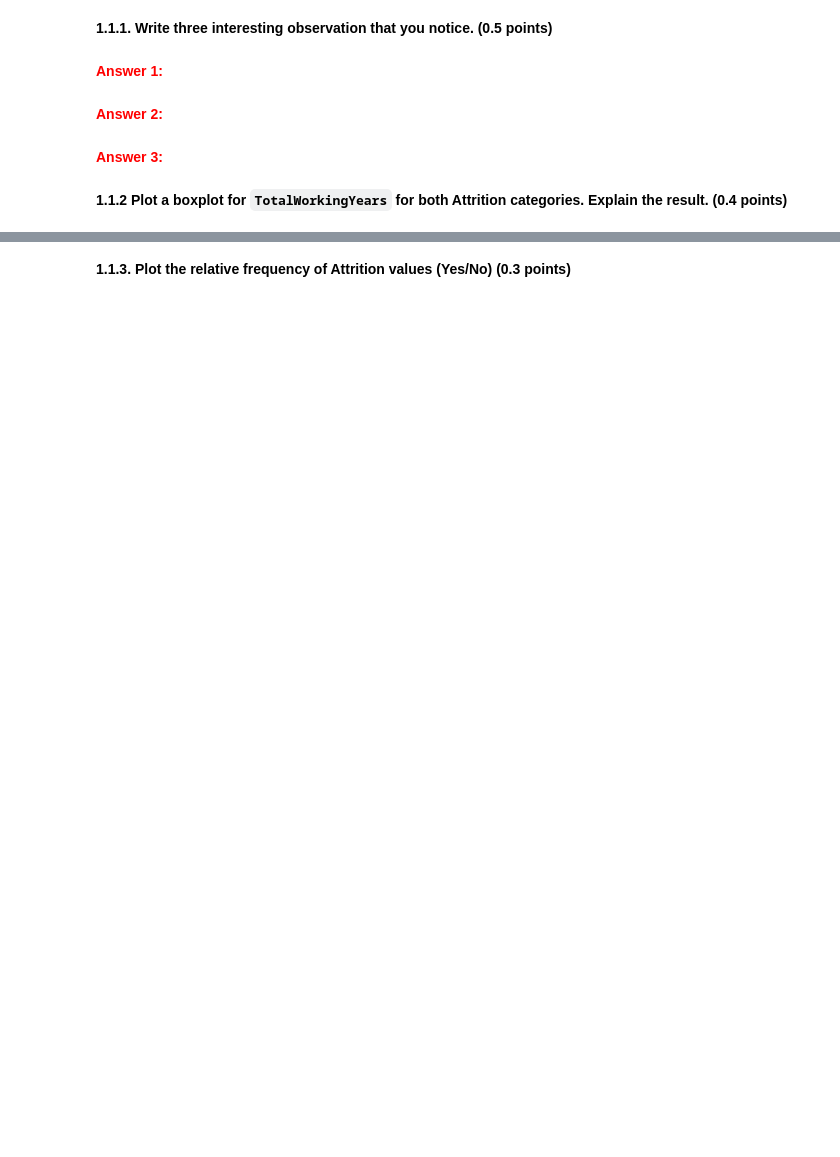
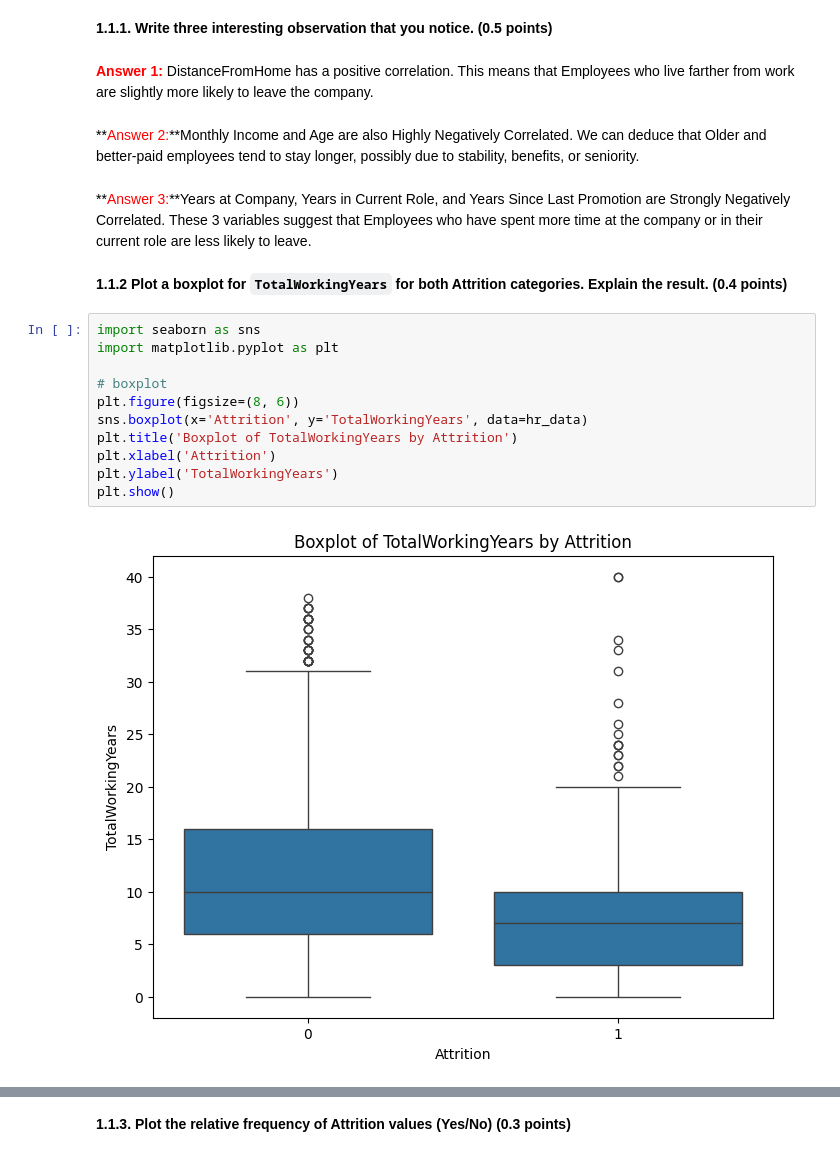
Before and after one commit to Sulaiman29/BDA_HW3, a Jupyter notebook: Copy_of_BDA2025Spring_HW3.ipynb, the cells around one changed output, grey strips where cells are left out. Saved outputs shown, nothing was run; the diff lists cells and outputs as text; blank space fills up the shorter version.

````diff
--- a/Copy_of_BDA2025Spring_HW3.ipynb
+++ b/Copy_of_BDA2025Spring_HW3.ipynb
@@ -116,11 +156,24 @@
 # %% [markdown]
 **1.1.1. Write three interesting observation that you notice. (0.5 points)**
-# %% [markdown]
-**<font color='red'>Answer 1:</font>**
-# %% [markdown]
-**<font color='red'>Answer 2:</font>**
-# %% [markdown]
-**<font color='red'>Answer 3:</font>**
+# %% [markdown]
+**<font color='red'>Answer 1:</font>** DistanceFromHome has a positive correlation. This means that Employees who live farther from work are slightly more likely to leave the company.
+# %% [markdown]
+**<font color='red'>Answer 2:</font>**Monthly Income and Age are also Highly Negatively Correlated. We can deduce that Older and better-paid employees tend to stay longer, possibly due to stability, benefits, or seniority.
+# %% [markdown]
+**<font color='red'>Answer 3:</font>**Years at Company, Years in Current Role, and Years Since Last Promotion are Strongly Negatively Correlated. These 3 variables suggest that Employees who have spent more time at the company or in their current role are less likely to leave.
 # %% [markdown]
 **1.1.2 Plot a boxplot for ```TotalWorkingYears``` for both Attrition categories. Explain the result. (0.4 points)**
+# %%
+import seaborn as sns
+import matplotlib.pyplot as plt
+
+# boxplot
+plt.figure(figsize=(8, 6))
+sns.boxplot(x='Attrition', y='TotalWorkingYears', data=hr_data)
+plt.title('Boxplot of TotalWorkingYears by Attrition')
+plt.xlabel('Attrition')
+plt.ylabel('TotalWorkingYears')
+plt.show()
+# %% [output]
+[figure, added]
 # %% [markdown]
````
Also changed, not shown: parts of 5 cells of this notebook.
